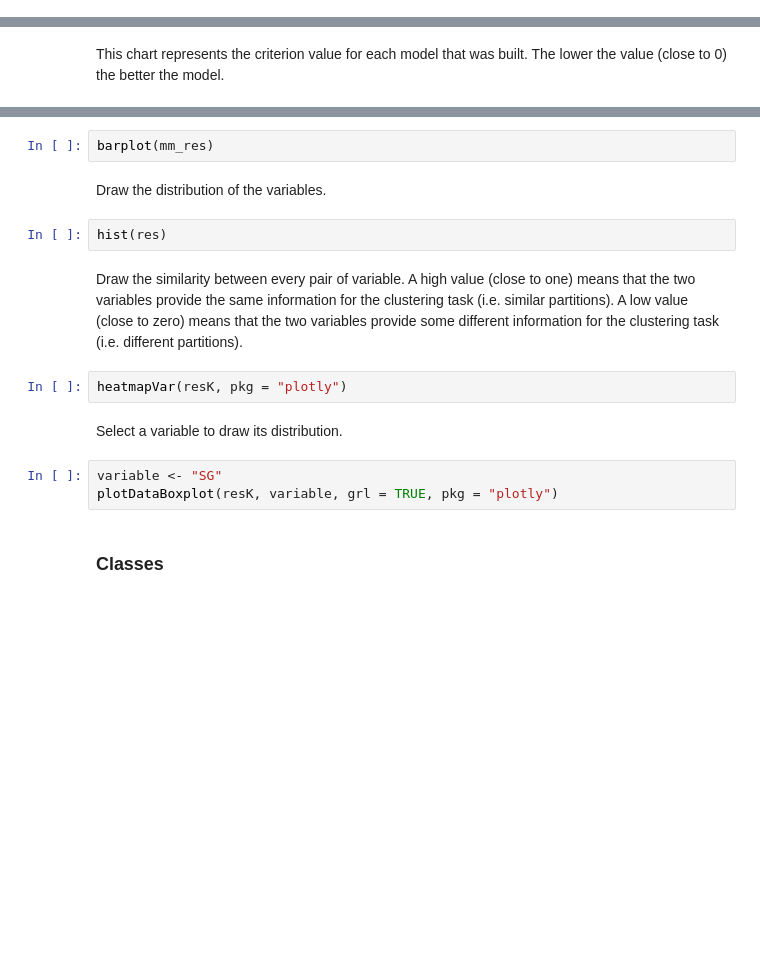
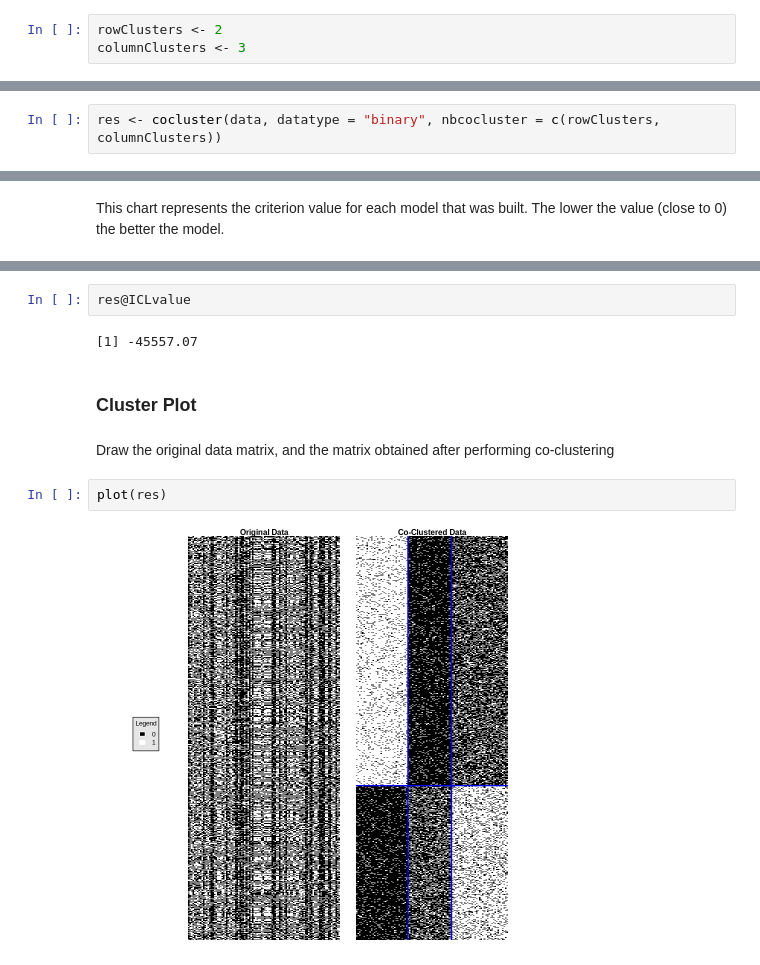
Before and after one commit to vandaele/blockcluster-notebook, a Jupyter notebook: blockcluster-example.ipynb, the cells around one changed output, grey strips where cells are left out. Drawn from its saved outputs; the diff is of its cells as text; blank space fills up the shorter version.

```diff
--- a/blockcluster-example.ipynb
+++ b/blockcluster-example.ipynb
@@ -50,0 +29,3 @@ ERROR: Error in cocluster(data, datatype = "Categorical", rowlabels = numeric(0)
+# %%
+rowClusters <- 2
+columnClusters <- 3
@@ -50,0 +34,2 @@ ERROR: Error in cocluster(data, datatype = "Categorical", rowlabels = numeric(0)
+# %%
+res <- cocluster(data, datatype = "binary", nbcocluster = c(rowClusters, columnClusters))
@@ -61,17 +44,12 @@ Draw the discriminating level of each variable. A high value (close to one) mean
-# %%
-barplot(mm_res)
-# %% [markdown]
-Draw the distribution of the variables.
+# %%
+res@ICLvalue
+# %% [output]
+[1] -45557.07
+# %% [markdown]
+### Cluster Plot
+# %% [markdown]
+Draw the original data matrix, and the matrix obtained after performing co-clustering
 # %%
-hist(res)
+plot(res)
+# %% [output]
+[figure, added]
-# %% [markdown]
-Draw the similarity between every pair of variable. A high value (close to one) means that the two variables provide the same information for the clustering task (i.e. similar partitions). A low value (close to zero) means that the two variables provide some different information for the clustering task (i.e. different partitions).
-# %%
-heatmapVar(resK, pkg = "plotly")
-# %% [markdown]
-Select a variable to draw its distribution.
-# %%
-variable <- "SG"
-plotDataBoxplot(resK, variable, grl = TRUE, pkg = "plotly")
-# %% [markdown]
-### Classes
```
Also changed, not shown: parts of 34 cells of this notebook.
